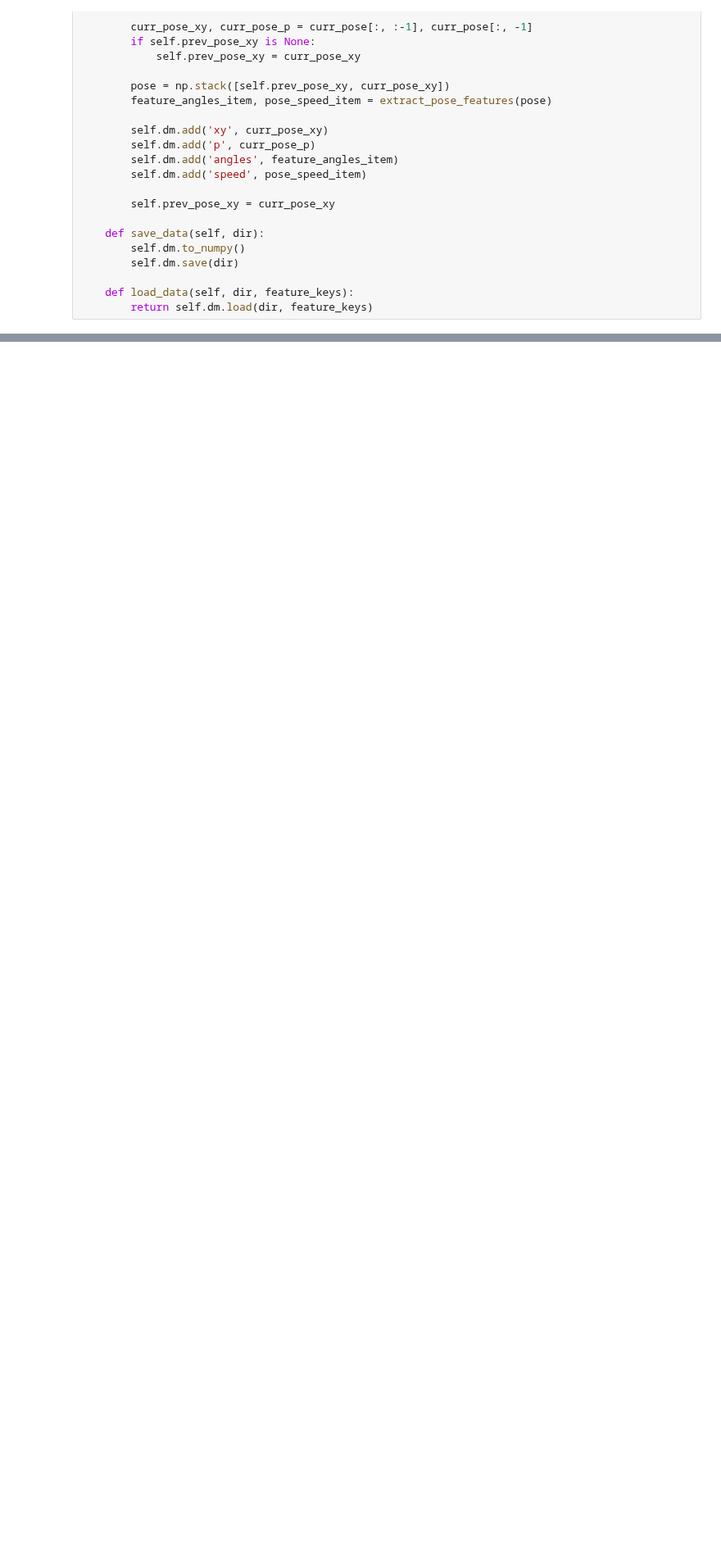
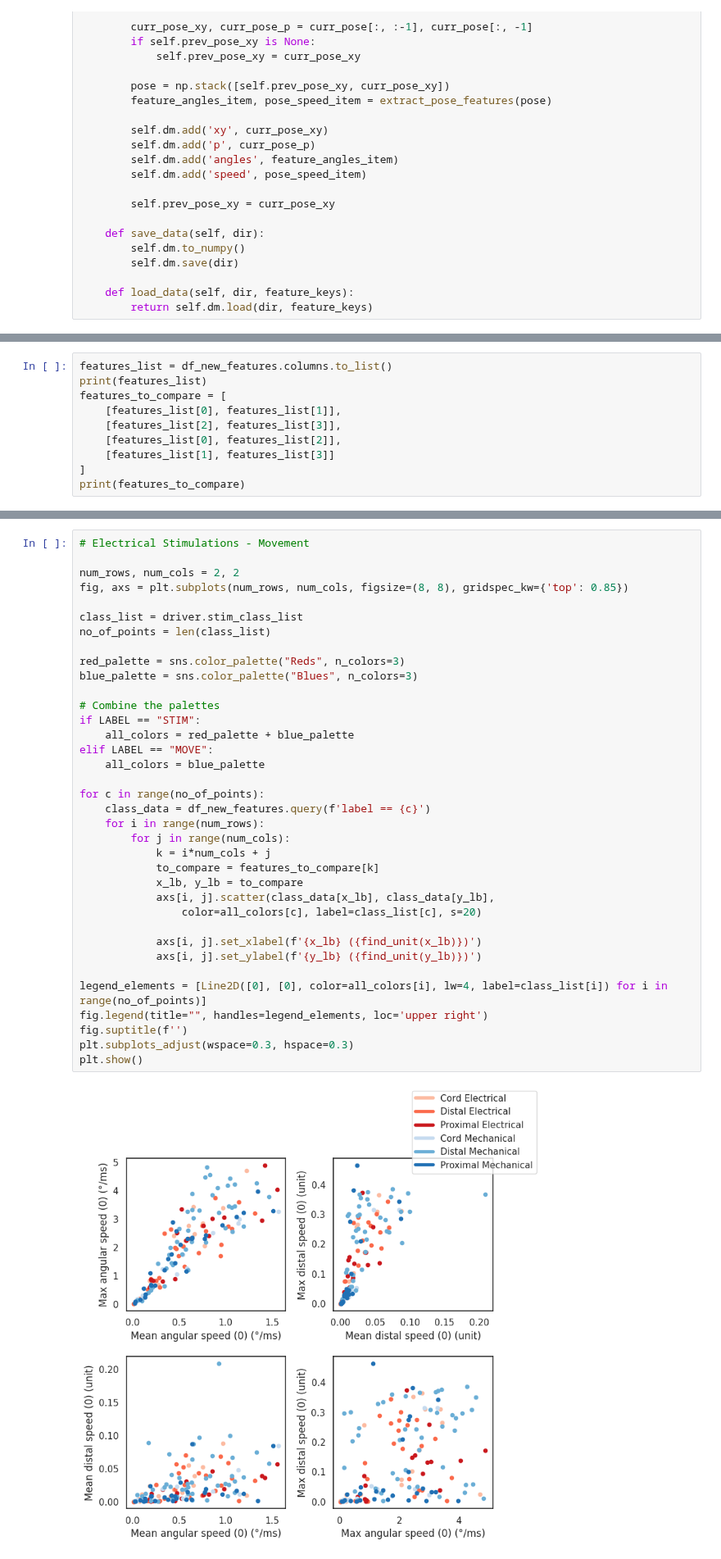
Before and after one commit to draeloslab/stim_behavior, a Jupyter notebook: extract_dlc.ipynb, the cells around one changed output, grey strips where cells are left out. Shown at 82% size. Cells and saved outputs as stored; diff of their text form; blank space fills up the shorter version.

```diff
--- a/extract_dlc.ipynb
+++ b/extract_dlc.ipynb
@@ -653,0 +780,10 @@ df_features['label', 'cluster'].value_counts()
+# %%
+features_list = df_new_features.columns.to_list()
+print(features_list)
+features_to_compare = [
+    [features_list[0], features_list[1]],
+    [features_list[2], features_list[3]],
+    [features_list[0], features_list[2]],
+    [features_list[1], features_list[3]]
+]
+print(features_to_compare)
@@ -653,0 +847,38 @@ df_features['label', 'cluster'].value_counts()
+# %%
+# Electrical Stimulations - Movement
+
+num_rows, num_cols = 2, 2
+fig, axs = plt.subplots(num_rows, num_cols, figsize=(8, 8), gridspec_kw={'top': 0.85})
+
+class_list = driver.stim_class_list
+no_of_points = len(class_list)
+
+red_palette = sns.color_palette("Reds", n_colors=3)
+blue_palette = sns.color_palette("Blues", n_colors=3)
+
+# Combine the palettes
+if LABEL == "STIM":
+    all_colors = red_palette + blue_palette
+elif LABEL == "MOVE":
+    all_colors = blue_palette
+
+for c in range(no_of_points):
+    class_data = df_new_features.query(f'label == {c}')
+    for i in range(num_rows):
+        for j in range(num_cols):
+            k = i*num_cols + j
+            to_compare = features_to_compare[k]
+            x_lb, y_lb = to_compare
+            axs[i, j].scatter(class_data[x_lb], class_data[y_lb],
+                color=all_colors[c], label=class_list[c], s=20)
+
+            axs[i, j].set_xlabel(f'{x_lb} ({find_unit(x_lb)})')
+            axs[i, j].set_ylabel(f'{y_lb} ({find_unit(y_lb)})')
+
+legend_elements = [Line2D([0], [0], color=all_colors[i], lw=4, label=class_list[i]) for i in range(no_of_points)]
+fig.legend(title="", handles=legend_elements, loc='upper right')
+fig.suptitle(f'')
+plt.subplots_adjust(wspace=0.3, hspace=0.3)
+plt.show()
+# %% [output]
+[figure, added]
```
Also changed, not shown: parts of 48 cells of this notebook, 7 other files.
